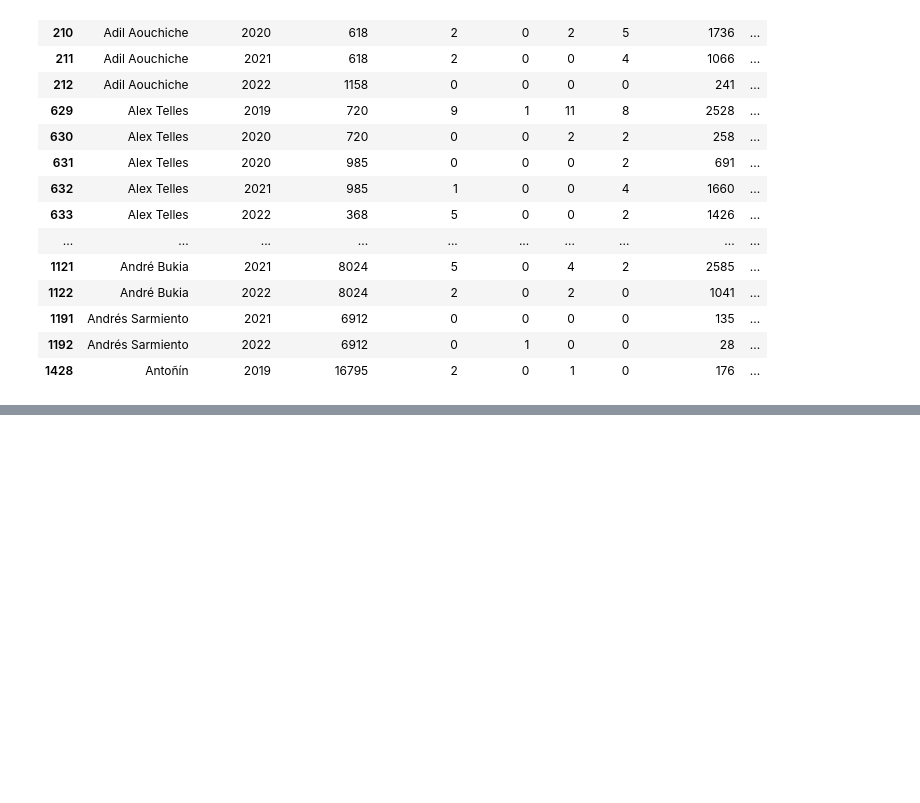
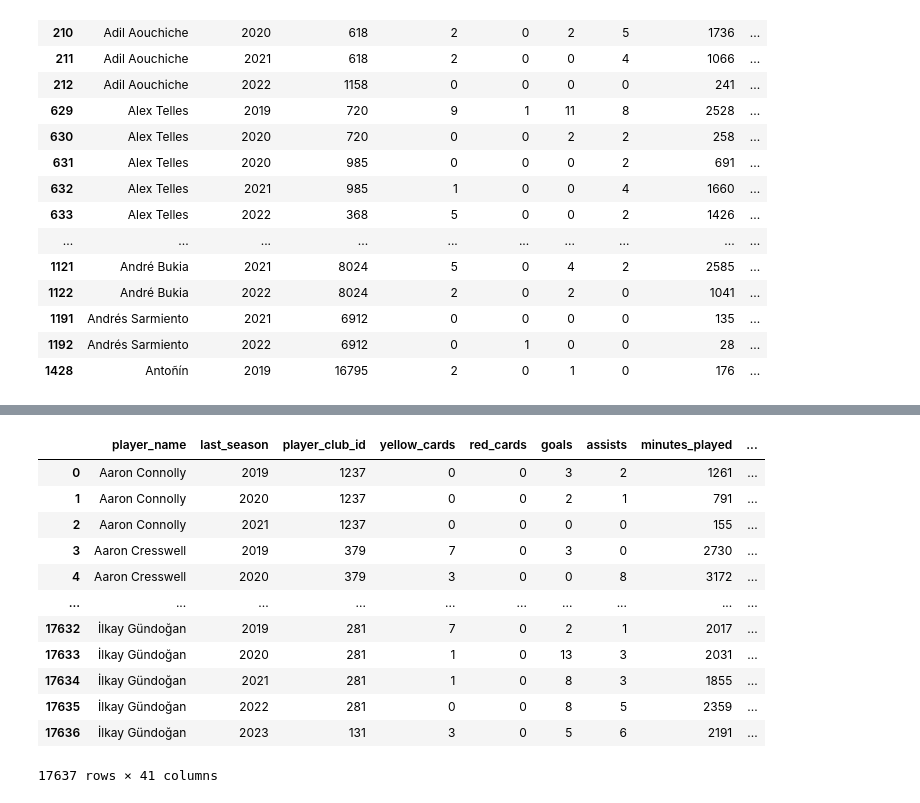
Before and after one commit to wjco/DAStudy-sat, a Jupyter notebook: Tek/football-data-from-transfermarkt/preprocessing-football-data-from-transfermarkt.ipynb, the cells around one changed output, grey strips where cells are left out. Saved outputs shown, nothing was run; the diff lists cells and outputs as text; code cells hidden in the pictures; blank space fills up the shorter version.

```diff
--- a/Tek/football-data-from-transfermarkt/preprocessing-football-data-from-transfermarkt.ipynb
+++ b/Tek/football-data-from-transfermarkt/preprocessing-football-data-from-transfermarkt.ipynb
@@ -718,0 +855,17 @@ apps_copy[apps_copy.player_name=="Alex Telles"]
+# %%
+prac = pd.merge(df_merged, player2_df[["name", "country_of_citizenship"]], how="left", on="name")
+prac
+# %% [output]
+|  | player_name | last_season | player_club_id | yellow_cards | red_cards | goals | assists | minutes_played | ... |
+| 0 | Aaron Connolly | 2019 | 1237 | 0 | 0 | 3 | 2 | 1261 | ... |
+| 1 | Aaron Connolly | 2020 | 1237 | 0 | 0 | 2 | 1 | 791 | ... |
+| 2 | Aaron Connolly | 2021 | 1237 | 0 | 0 | 0 | 0 | 155 | ... |
+| 3 | Aaron Cresswell | 2019 | 379 | 7 | 0 | 3 | 0 | 2730 | ... |
+| 4 | Aaron Cresswell | 2020 | 379 | 3 | 0 | 0 | 8 | 3172 | ... |
+| ... | ... | ... | ... | ... | ... | ... | ... | ... | ... |
+| 17632 | İlkay Gündoğan | 2019 | 281 | 7 | 0 | 2 | 1 | 2017 | ... |
+| 17633 | İlkay Gündoğan | 2020 | 281 | 1 | 0 | 13 | 3 | 2031 | ... |
+| 17634 | İlkay Gündoğan | 2021 | 281 | 1 | 0 | 8 | 3 | 1855 | ... |
+| 17635 | İlkay Gündoğan | 2022 | 281 | 0 | 0 | 8 | 5 | 2359 | ... |
+| 17636 | İlkay Gündoğan | 2023 | 131 | 3 | 0 | 5 | 6 | 2191 | ... |
+17637 rows × 41 columns
```
Also changed, not shown: parts of 37 cells of this notebook, 1 other file.
